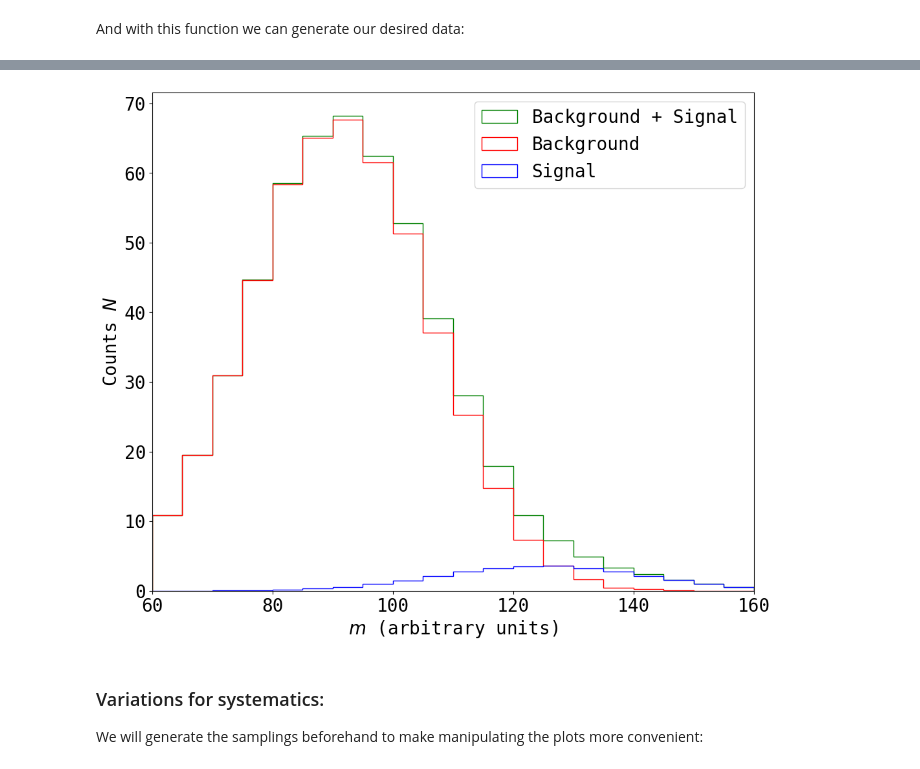
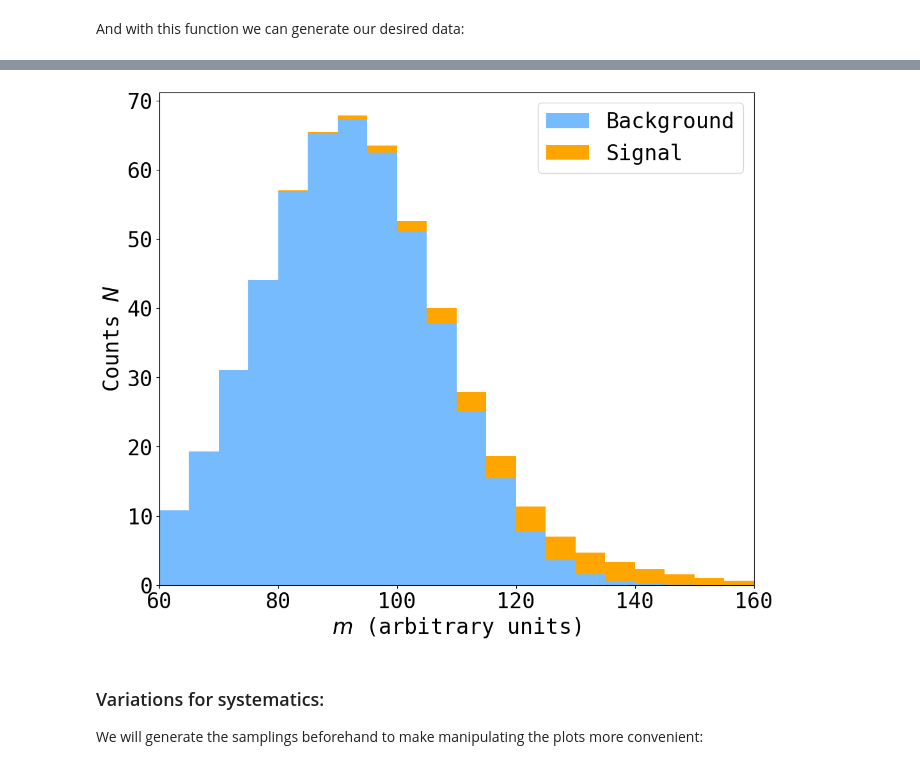
Before and after one commit to sgogoeg/SMODA_Final_Project_2026, a Jupyter notebook: Analysis.ipynb, the cells around one changed output, grey strips where cells are left out. Saved outputs shown, nothing was run; the diff lists cells and outputs as text; code cells hidden in the pictures.

```diff
--- a/Analysis.ipynb
+++ b/Analysis.ipynb
@@ -124,3 +130,8 @@ def SamplingTruncatedGaussianSlow(mu, sigma, xmin, xmax, size = 1000, steps=0.01
+# %%
+def SampleSignalAndBackground(samplesize, muBCKG, sigmaBCKG, muSGN, sigmaSGN, xmin, xmax):
+    sample1 = SamplingTruncatedGaussian(muBCKG, sigmaBCKG, xmin, xmax, size=samplesize)
+    sample2 = SamplingTruncatedGaussian(muSGN, sigmaSGN, xmin, xmax, size=samplesize)
+    return sample1, sample2
 # %% [markdown]
 And with this function we can generate our desired data:
 # %%
@@ -186,15 +155,0 @@ plt.show()
-# %%
-weights_sum = 500/samplesize *counts1 + 30/samplesize*counts2
-
-plt.figure(figsize=(12, 10))
-plt.hist(bins[:-1], bins=bins, density=False, weights=weights_sum, edgecolor='green', histtype='step', label='Background + Signal')
-plt.hist(bins[:-1], bins=bins, density=False, weights=500/samplesize*counts1, edgecolor='red', histtype='step', label='Background')
-plt.hist(bins[:-1], bins=bins, density=False, weights=30/samplesize*counts2, edgecolor='blue', histtype='step', label='Signal')
-plt.xlim(60, 160)
-plt.legend()
-plt.xlabel(r"$m$ (arbitrary units)")
-plt.ylabel(r"Counts $N$")
-#plt.savefig("plots/Back_plus_Signal.pdf", bbox_inches='tight')
-plt.show()
-# %% [output]
-[figure, removed]
@@ -200,0 +165,17 @@ plt.show()
+# %%
+def Plot_Hist_Nominal(bins, weights_sumBCKG, weights_sumSGN):
+    plt.figure(figsize=(12, 10))
+    plt.hist(
+        [bins[:-1], bins[:-1]],
+        bins=bins,
+        weights=[weights_sumBCKG, weights_sumSGN],
+        histtype='barstacked',
+        label=['Background', 'Signal'],
+        color=['xkcd:sky blue', 'orange'])
+
+    plt.xlim(60, 160)
+    plt.xlabel(r"$m$ (arbitrary units)")
+    plt.ylabel(r"Counts $N$")
+    plt.legend()
+    plt.savefig("plots/Back_plus_Signal.pdf", bbox_inches='tight')
+    plt.show()
@@ -201,3 +187,7 @@ plt.show()
+# %%
+Plot_Hist_Nominal(bins, weights_sumBCKG, weights_sumSGN)
+# %% [output]
+[figure, added]
 # %% [markdown]
 ### Variations for systematics:
 We will generate the samplings beforehand to make manipulating the plots more convenient:
```
Also changed, not shown: parts of 34 cells of this notebook, 10 other files.
